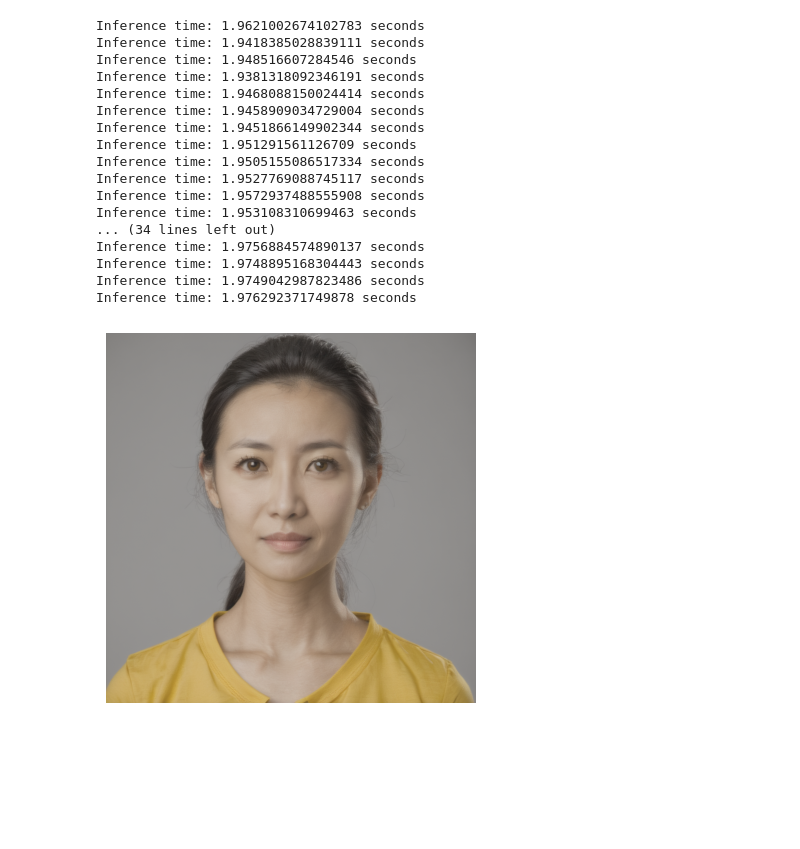
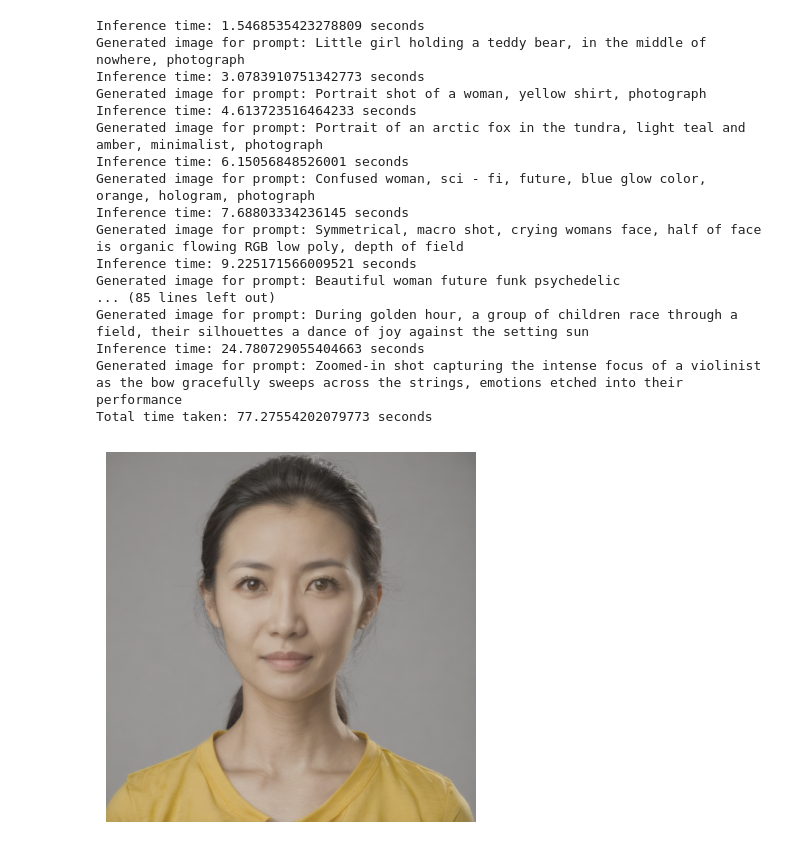
Before and after one commit to NUT-A/bt-23-inferring, a Jupyter notebook: volume.ipynb, the cells around one changed output. Drawn from its saved outputs; the diff is of its cells as text; code cells hidden in the pictures; blank space fills up the shorter version.

```diff
--- a/volume.ipynb
+++ b/volume.ipynb
@@ -113,54 +113,56 @@ def generate_images_in_parallel(prompts, negative_prompt):
         start_time = time.time()
 
         future_to_prompt = {executor.submit(generate_image, prompt, negative_prompt, seed): prompt for prompt in prompts}
         for future in concurrent.futures.as_completed(future_to_prompt):
             prompt = future_to_prompt[future]
             try:
                 generated_image = future.result()
-                images.append(generated_image)
+                images.append((prompt, generated_image))
 
                 print(f"Generated image for prompt: {prompt}")
                 # You can add code here to handle the generated image, e.g., save it or display it
             except Exception as exc:
                 print(f"Prompt {prompt} generated an exception: {exc}")
 
         end_time = time.time()
         print(f"Total time taken: {end_time - start_time} seconds")
 
-        return images
+        images.sort(key=lambda x: prompts.index(x[0]))
+        return [image for prompt, image in images]
 
 def generate_images_in_serial(prompts, negative_prompt):
     images = []
     for prompt in prompts:
         images.append(generate_image(prompt, negative_prompt, seed))
     return images
 
-images = generate_images_in_serial(prompts, negative_prompts)
+# images = generate_images_in_serial(prompts, negative_prompts)
+images = generate_images_in_parallel(prompts, negative_prompts)
 
 import matplotlib.pyplot as plt
 
 plt.imshow(images[0][0])
 plt.axis('off')
 plt.show()
 # %% [output]
-Inference time: 1.9621002674102783 seconds
-Inference time: 1.9418385028839111 seconds
-Inference time: 1.948516607284546 seconds
-Inference time: 1.9381318092346191 seconds
-Inference time: 1.9468088150024414 seconds
-Inference time: 1.9458909034729004 seconds
-Inference time: 1.9451866149902344 seconds
-Inference time: 1.951291561126709 seconds
-Inference time: 1.9505155086517334 seconds
-Inference time: 1.9527769088745117 seconds
-Inference time: 1.9572937488555908 seconds
-Inference time: 1.953108310699463 seconds
-... (34 lines left out)
-Inference time: 1.9756884574890137 seconds
-Inference time: 1.9748895168304443 seconds
-Inference time: 1.9749042987823486 seconds
-Inference time: 1.976292371749878 seconds
+Inference time: 1.5468535423278809 seconds
+Generated image for prompt: Little girl holding a teddy bear, in the middle of nowhere, photograph
+Inference time: 3.0783910751342773 seconds
+Generated image for prompt: Portrait shot of a woman, yellow shirt, photograph
+Inference time: 4.613723516464233 seconds
+Generated image for prompt: Portrait of an arctic fox in the tundra, light teal and amber, minimalist, photograph
+Inference time: 6.15056848526001 seconds
+Generated image for prompt: Confused woman, sci - fi, future, blue glow color, orange, hologram, photograph
+Inference time: 7.68803334236145 seconds
+Generated image for prompt: Symmetrical, macro shot, crying womans face, half of face is organic flowing RGB low poly, depth of field
+Inference time: 9.225171566009521 seconds
+Generated image for prompt: Beautiful woman future funk psychedelic
+... (85 lines left out)
+Generated image for prompt: During golden hour, a group of children race through a field, their silhouettes a dance of joy against the setting sun
+Inference time: 24.780729055404663 seconds
+Generated image for prompt: Zoomed-in shot capturing the intense focus of a violinist as the bow gracefully sweeps across the strings, emotions etched into their performance
+Total time taken: 77.27554202079773 seconds
-[figure, old version]
+[figure, new version]
 # %%
 import PIL
 import os
```
Also changed, not shown: 3 other files.
